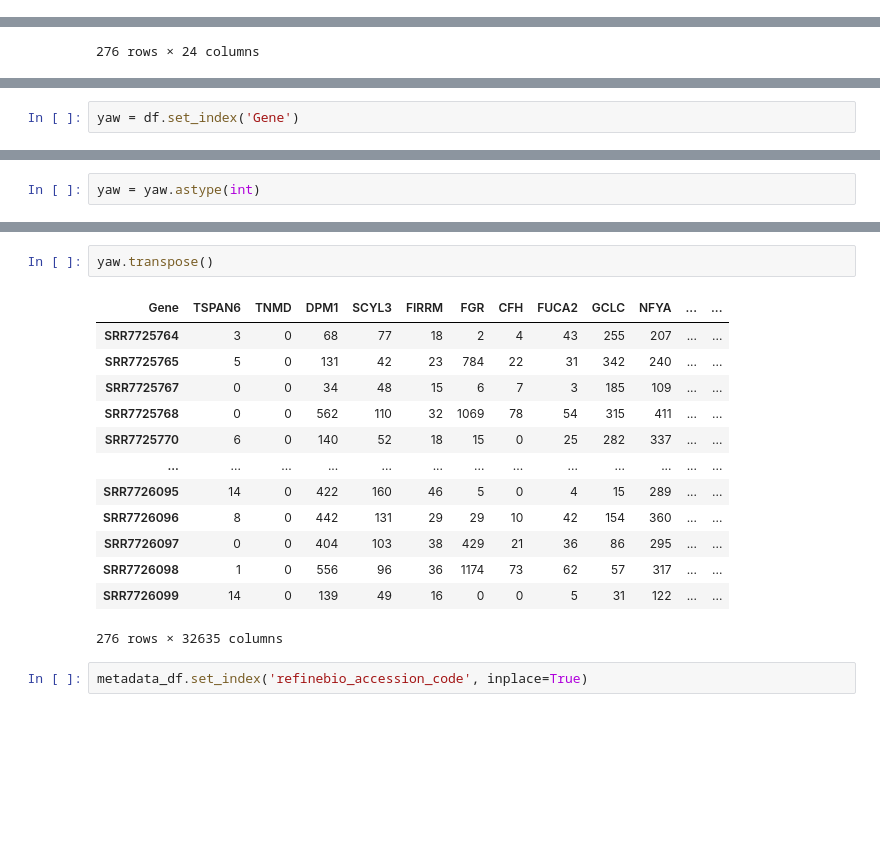
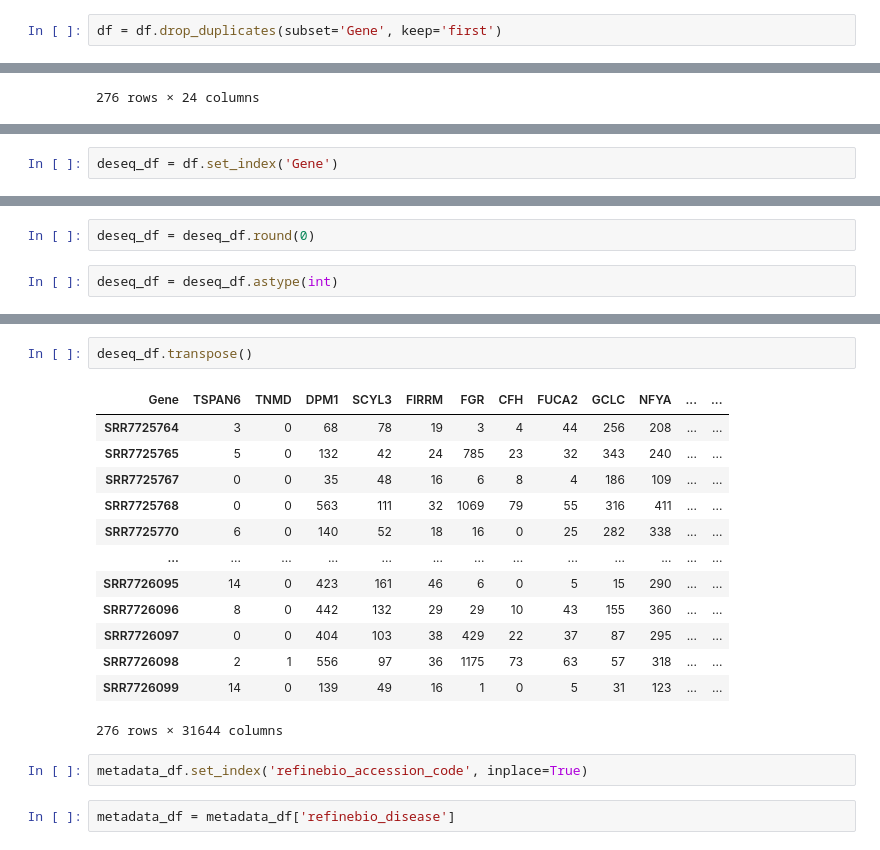
Before and after one commit to marielledoenges/BioInfoAlg_RheumArth, a Jupyter notebook: assignment2.ipynb, the cells around one changed output, grey strips where cells are left out. Cells and saved outputs as stored; diff of their text form; blank space fills up the shorter version.

```diff
--- a/assignment2.ipynb
+++ b/assignment2.ipynb
@@ -26,6 +26,8 @@ df = pd.read_csv('SRP158491_converted.tsv', sep='\t')
 # %%
 ### HUgo Values not matching Ensemble IDs so dropping NAN Values
 df = df.dropna()
+# %%
+df = df.drop_duplicates(subset='Gene', keep='first')
 # %%
 df
 # %% [output]
@@ -260,2 +264,2 @@ yaw = df.iloc[:, 1:].round(0)
 # %%
-yaw = df.set_index('Gene')
+deseq_df = df.set_index('Gene')
@@ -279,2 +266,4 @@ yaw
+# %%
+deseq_df = deseq_df.round(0)
 # %%
-yaw = yaw.astype(int)
+deseq_df = deseq_df.astype(int)
@@ -298,21 +287,23 @@ yaw
 # %%
-yaw.transpose()
+deseq_df.transpose()
 # %% [output]
 | Gene | TSPAN6 | TNMD | DPM1 | SCYL3 | FIRRM | FGR | CFH | FUCA2 | GCLC | NFYA | ... | ... |
-| SRR7725764 | 3 | 0 | 68 | 77 | 18 | 2 | 4 | 43 | 255 | 207 | ... | ... |
-| SRR7725765 | 5 | 0 | 131 | 42 | 23 | 784 | 22 | 31 | 342 | 240 | ... | ... |
-| SRR7725767 | 0 | 0 | 34 | 48 | 15 | 6 | 7 | 3 | 185 | 109 | ... | ... |
-| SRR7725768 | 0 | 0 | 562 | 110 | 32 | 1069 | 78 | 54 | 315 | 411 | ... | ... |
-| SRR7725770 | 6 | 0 | 140 | 52 | 18 | 15 | 0 | 25 | 282 | 337 | ... | ... |
+| SRR7725764 | 3 | 0 | 68 | 78 | 19 | 3 | 4 | 44 | 256 | 208 | ... | ... |
+| SRR7725765 | 5 | 0 | 132 | 42 | 24 | 785 | 23 | 32 | 343 | 240 | ... | ... |
+| SRR7725767 | 0 | 0 | 35 | 48 | 16 | 6 | 8 | 4 | 186 | 109 | ... | ... |
+| SRR7725768 | 0 | 0 | 563 | 111 | 32 | 1069 | 79 | 55 | 316 | 411 | ... | ... |
+| SRR7725770 | 6 | 0 | 140 | 52 | 18 | 16 | 0 | 25 | 282 | 338 | ... | ... |
 | ... | ... | ... | ... | ... | ... | ... | ... | ... | ... | ... | ... | ... |
-| SRR7726095 | 14 | 0 | 422 | 160 | 46 | 5 | 0 | 4 | 15 | 289 | ... | ... |
-| SRR7726096 | 8 | 0 | 442 | 131 | 29 | 29 | 10 | 42 | 154 | 360 | ... | ... |
-| SRR7726097 | 0 | 0 | 404 | 103 | 38 | 429 | 21 | 36 | 86 | 295 | ... | ... |
-| SRR7726098 | 1 | 0 | 556 | 96 | 36 | 1174 | 73 | 62 | 57 | 317 | ... | ... |
-| SRR7726099 | 14 | 0 | 139 | 49 | 16 | 0 | 0 | 5 | 31 | 122 | ... | ... |
+| SRR7726095 | 14 | 0 | 423 | 161 | 46 | 6 | 0 | 5 | 15 | 290 | ... | ... |
+| SRR7726096 | 8 | 0 | 442 | 132 | 29 | 29 | 10 | 43 | 155 | 360 | ... | ... |
+| SRR7726097 | 0 | 0 | 404 | 103 | 38 | 429 | 22 | 37 | 87 | 295 | ... | ... |
+| SRR7726098 | 2 | 1 | 556 | 97 | 36 | 1175 | 73 | 63 | 57 | 318 | ... | ... |
+| SRR7726099 | 14 | 0 | 139 | 49 | 16 | 1 | 0 | 5 | 31 | 123 | ... | ... |
-276 rows × 32635 columns
+276 rows × 31644 columns
 # %%
 metadata_df.set_index('refinebio_accession_code', inplace=True)
+# %%
+metadata_df = metadata_df['refinebio_disease']
 # %%
 metadata_df
 # %% [output]
```
Also changed, not shown: parts of 16 cells of this notebook.
